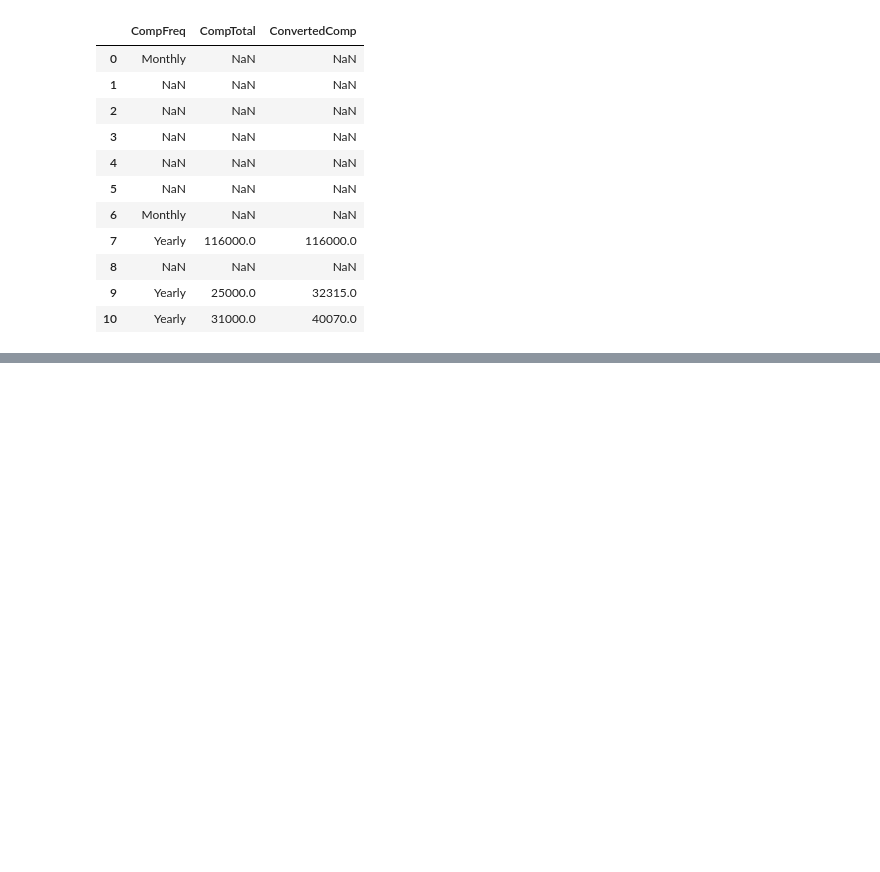
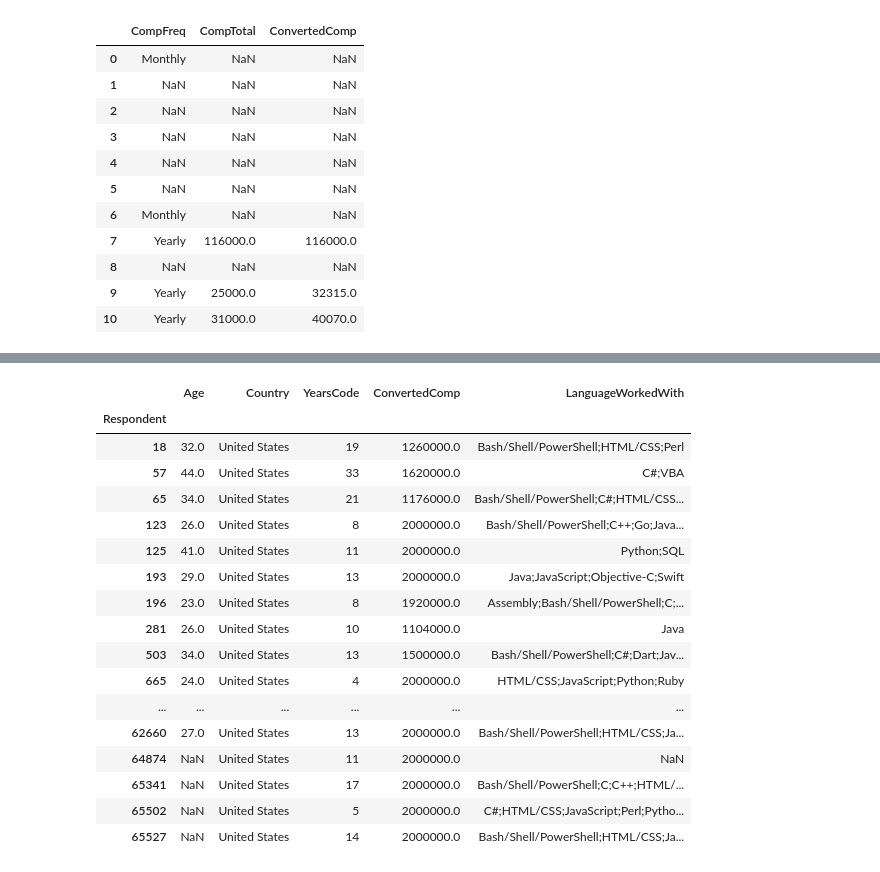
Before and after one commit to Pranav-India/Pandas, a Jupyter notebook: load_data.ipynb, the cells around one changed output, grey strips where cells are left out. Saved outputs shown, nothing was run; the diff lists cells and outputs as text; code cells hidden in the pictures; blank space fills up the shorter version.

```diff
--- a/load_data.ipynb
+++ b/load_data.ipynb
@@ -149,0 +204,21 @@ df.loc[0:10 , 'CompFreq':'ConvertedComp']
+# %%
+df.loc[high_salary ,['Age', 'Country','YearsCode','ConvertedComp','LanguageWorkedWith']]
+# %% [output]
+|  | Age | Country | YearsCode | ConvertedComp | LanguageWorkedWith |
+| Respondent |  |  |  |  |  |
+| 18 | 32.0 | United States | 19 | 1260000.0 | Bash/Shell/PowerShell;HTML/CSS;Perl |
+| 57 | 44.0 | United States | 33 | 1620000.0 | C#;VBA |
+| 65 | 34.0 | United States | 21 | 1176000.0 | Bash/Shell/PowerShell;C#;HTML/CSS... |
+| 123 | 26.0 | United States | 8 | 2000000.0 | Bash/Shell/PowerShell;C++;Go;Java... |
+| 125 | 41.0 | United States | 11 | 2000000.0 | Python;SQL |
+| 193 | 29.0 | United States | 13 | 2000000.0 | Java;JavaScript;Objective-C;Swift |
+| 196 | 23.0 | United States | 8 | 1920000.0 | Assembly;Bash/Shell/PowerShell;C;... |
+| 281 | 26.0 | United States | 10 | 1104000.0 | Java |
+| 503 | 34.0 | United States | 13 | 1500000.0 | Bash/Shell/PowerShell;C#;Dart;Jav... |
+| 665 | 24.0 | United States | 4 | 2000000.0 | HTML/CSS;JavaScript;Python;Ruby |
+| ... | ... | ... | ... | ... | ... |
+| 62660 | 27.0 | United States | 13 | 2000000.0 | Bash/Shell/PowerShell;HTML/CSS;Ja... |
+| 64874 | NaN | United States | 11 | 2000000.0 | NaN |
+| 65341 | NaN | United States | 17 | 2000000.0 | Bash/Shell/PowerShell;C;C++;HTML/... |
+| 65502 | NaN | United States | 5 | 2000000.0 | C#;HTML/CSS;JavaScript;Perl;Pytho... |
+| 65527 | NaN | United States | 14 | 2000000.0 | Bash/Shell/PowerShell;HTML/CSS;Ja... |
```
Also changed, not shown: parts of 23 cells of this notebook.
